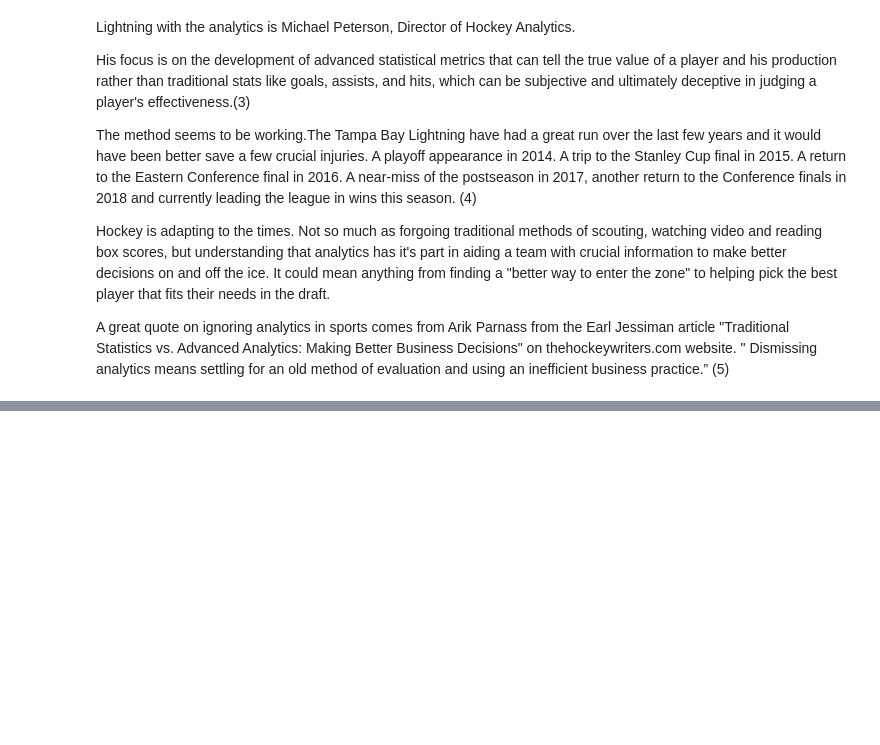
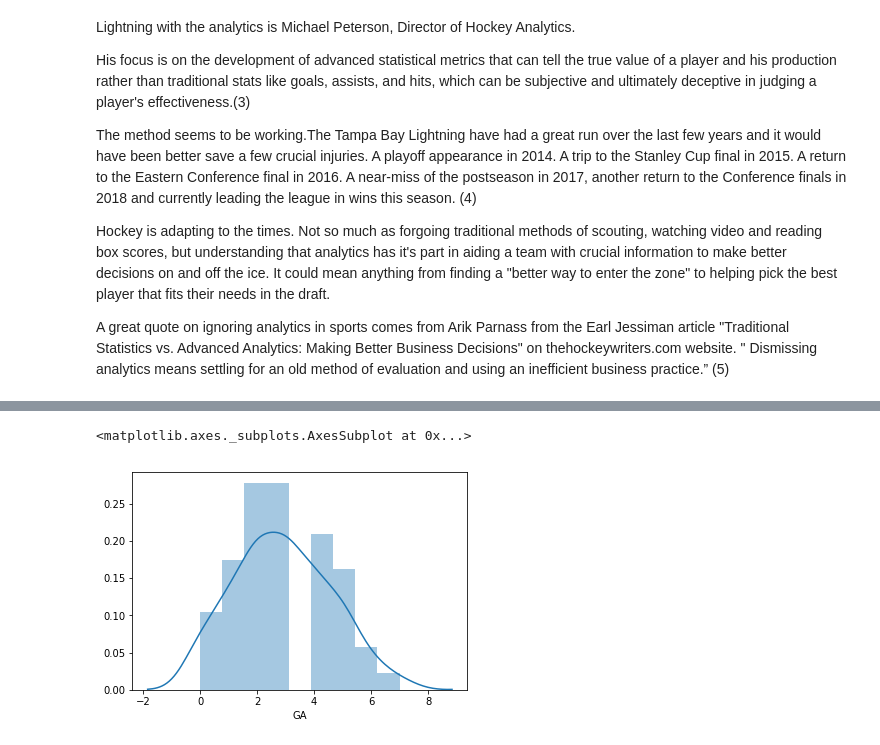
Before and after one commit to pjmeehan/PDA-PROJECT, a Jupyter notebook: PDA Project 2018.ipynb, the cells around one changed output, grey strips where cells are left out. Saved outputs shown, nothing was run; the diff lists cells and outputs as text; code cells hidden in the pictures; blank space fills up the shorter version.

```diff
--- a/PDA Project 2018.ipynb
+++ b/PDA Project 2018.ipynb
@@ -55,0 +121,5 @@ The same factors that affect "goals for" also affect goals against. Was the team
+# %%
+sns.distplot(df["GA"])
+# %% [output]
+<matplotlib.axes._subplots.AxesSubplot at 0x...>
+[figure, added]
```
Also changed, not shown: parts of 23 cells of this notebook, 1 other file.
